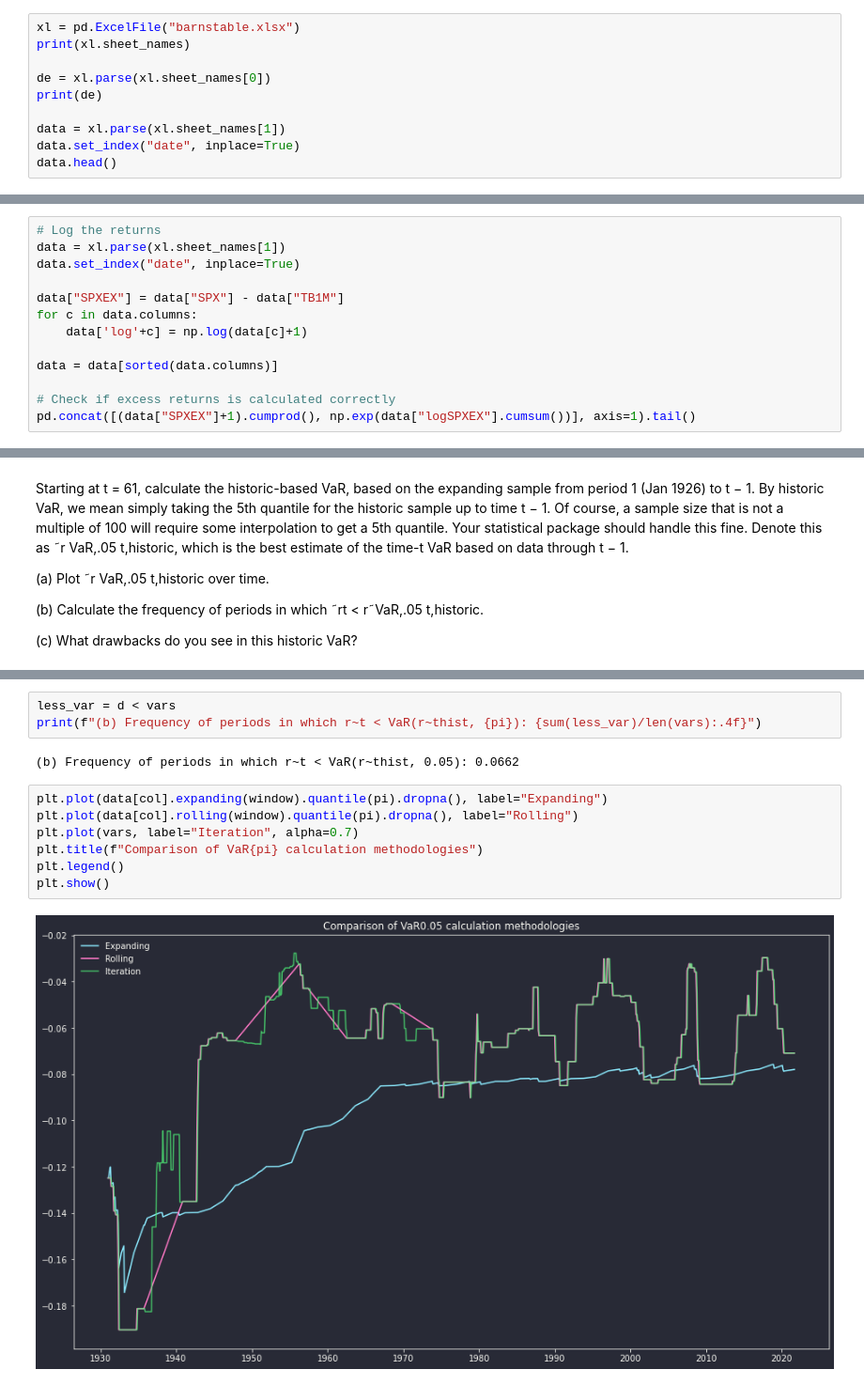
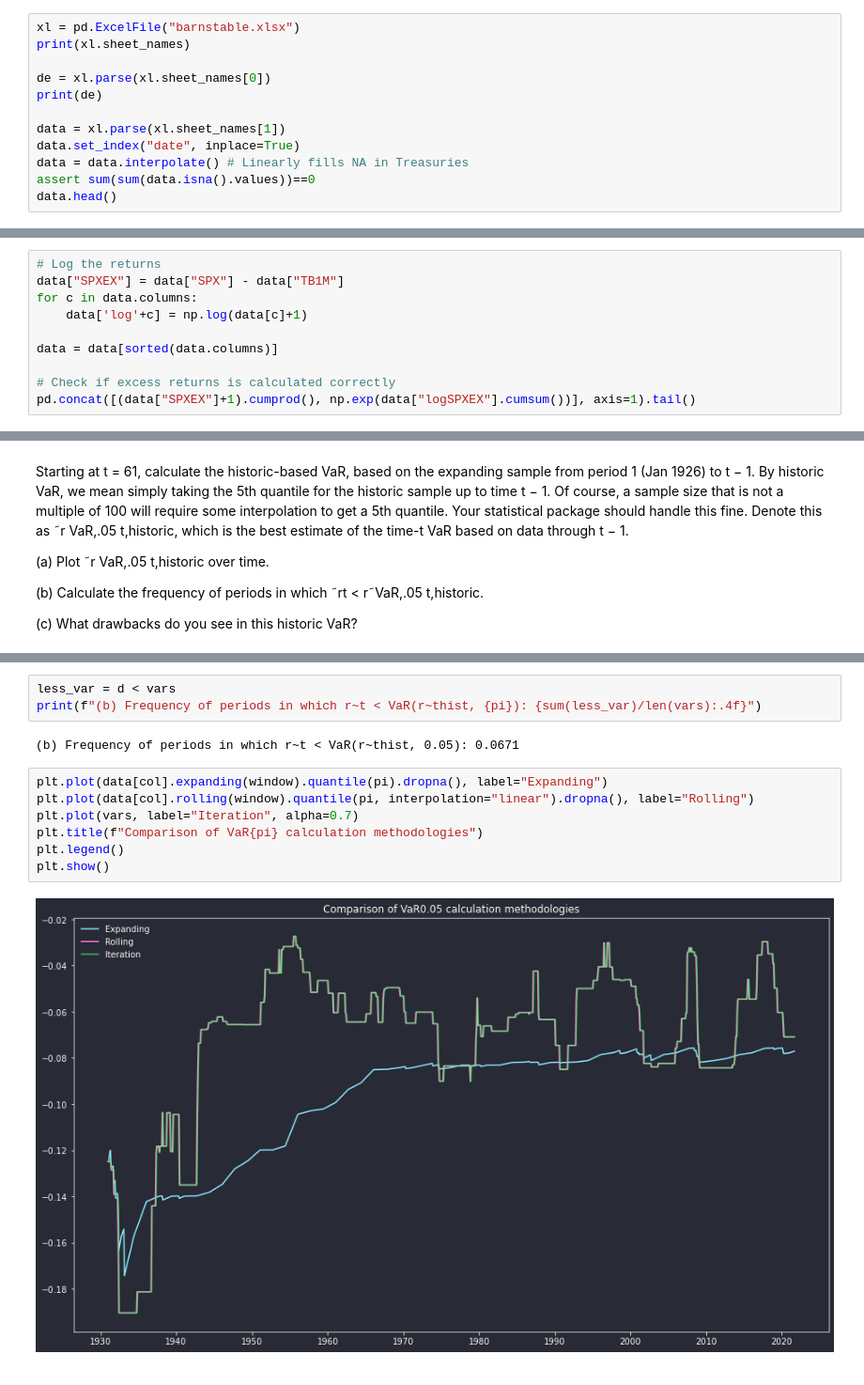
Before and after one commit to philipwlee/portrisk, a Jupyter notebook: hw3/hw3.ipynb, the cells around one changed output, grey strips where cells are left out. Shown at 94% size. Cells and saved outputs as stored; diff of their text form.

```diff
--- a/hw3/hw3.ipynb
+++ b/hw3/hw3.ipynb
@@ -15,6 +16,8 @@ print(de)
 
 data = xl.parse(xl.sheet_names[1])
 data.set_index("date", inplace=True)
+data = data.interpolate() # Linearly fills NA in Treasuries
+assert sum(sum(data.isna().values))==0
 data.head()
 # %% [output]
 ['descriptions', 'data']
@@ -43,9 +46,6 @@ Barnstable’s estimates of mean and volatility are based on the subsample of 19
 Comment on how the level stats compare to the log stats.
 # %%
 # Log the returns
-data = xl.parse(xl.sheet_names[1])
-data.set_index("date", inplace=True)
-
 data["SPXEX"] = data["SPX"] - data["TB1M"]
 for c in data.columns:
     data['log'+c] = np.log(data[c]+1)
@@ -246,13 +249,13 @@ plt.legend(); plt.show()
 less_var = d < vars
 print(f"(b) Frequency of periods in which r~t < VaR(r~thist, {pi}): {sum(less_var)/len(vars):.4f}")
 # %% [output]
-(b) Frequency of periods in which r~t < VaR(r~thist, 0.05): 0.0662
+(b) Frequency of periods in which r~t < VaR(r~thist, 0.05): 0.0671
 # %%
 plt.plot(data[col].expanding(window).quantile(pi).dropna(), label="Expanding")
-plt.plot(data[col].rolling(window).quantile(pi).dropna(), label="Rolling")
+plt.plot(data[col].rolling(window).quantile(pi, interpolation="linear").dropna(), label="Rolling")
 plt.plot(vars, label="Iteration", alpha=0.7)
 plt.title(f"Comparison of VaR{pi} calculation methodologies")
 plt.legend()
 plt.show()
 # %% [output]
-[figure, old version]
+[figure, new version]
```
Also changed, not shown: parts of 16 cells of this notebook.
